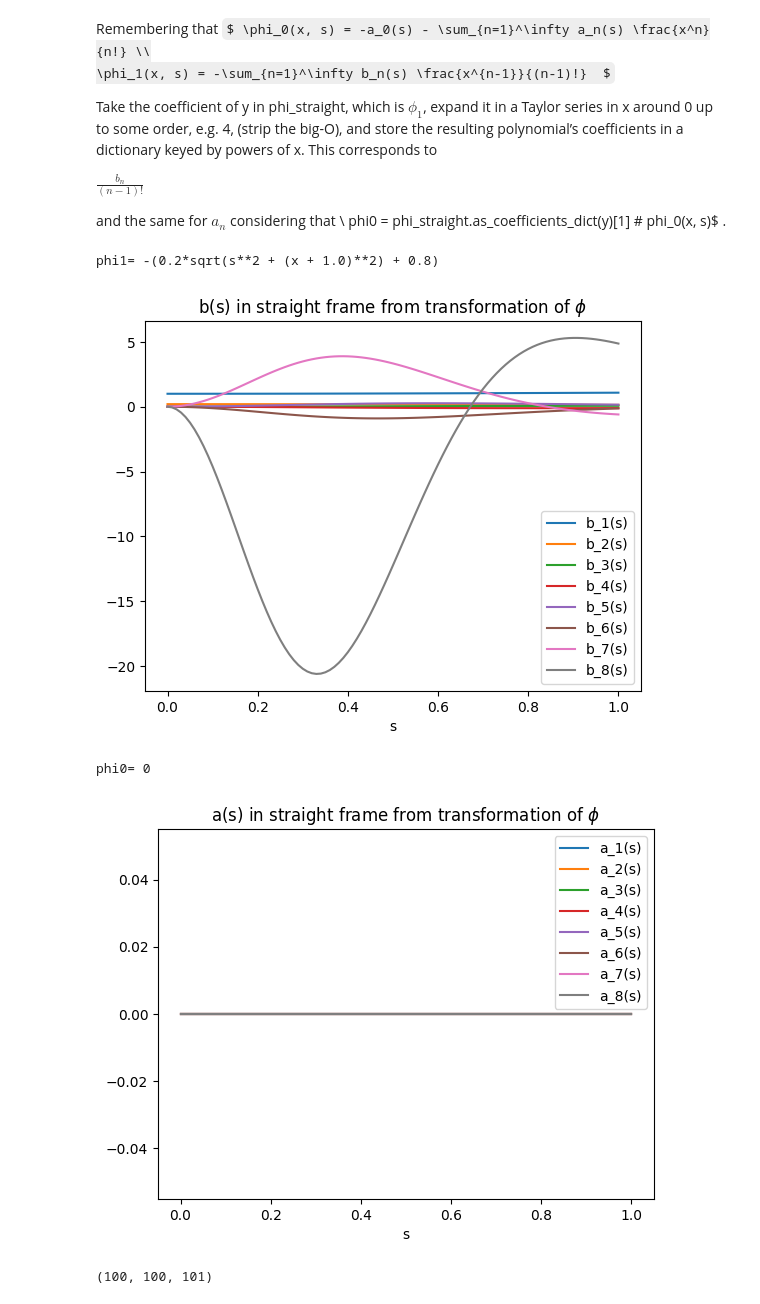
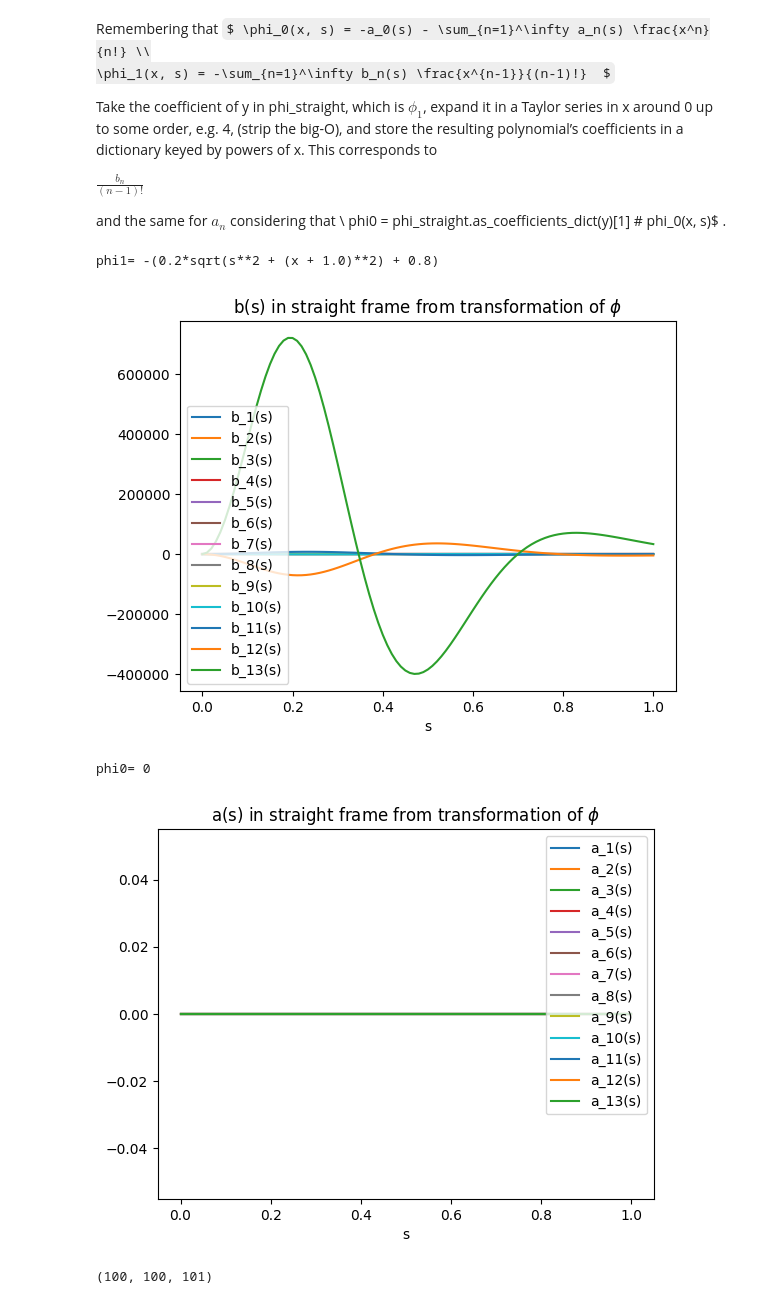
Before and after one commit to marcoliniF/bpmeth, a Jupyter notebook: preliminaryTrials/6.1track_framecomparisonnb.ipynb, the cells around one changed output. Drawn from its saved outputs; the diff is of its cells as text; code cells hidden in the pictures; some formulas as TeX source.

```diff
--- a/preliminaryTrials/6.1track_framecomparisonnb.ipynb
+++ b/preliminaryTrials/6.1track_framecomparisonnb.ipynb
@@ -88,7 +88,7 @@ Take the coefficient of y in phi_straight, which is $\phi_1$, expand it in a Tay
 phi0 = phi_straight.as_coefficients_dict(y)[1]   # phi_0(x, s)$
 .
 # %%
-maxordx=7
+maxordx=12
 ns=101
 phi1=phi_straight.as_coefficients_dict(y)[y]
 print("phi1=",phi1)
@@ -154,36 +154,36 @@ if phi0 != 0:
     phi0_series = phi0.series(x, 0, maxordx+1).removeO()
     dct_a = phi0_series.as_coefficients_dict(x)
 
     items_a = sorted(dct_a.items(), key=lambda kv: sp.degree(kv[0], x))
 
     for k, (xx, vv) in enumerate(items_a):
         if k == 0:
             a_k = -vv                    # a_0(s)
             label = "a_1(s)"
         else:
             a_k = -vv * sp.factorial(k)  # a_k(s)
             label = f"a_{k+1}(s)"
 
         a_fun = sp.lambdify(s, a_k, 'numpy')
         a_vals[k, :] = a_fun(ss)
 
         plt.plot(ss, a_vals[k, :], label=label)
 else:
     # 3. phi0 == 0: everything is zero; optionally still plot flat lines
     for k in range(maxordx+1):
         label = f"a_{k+1}(s)"
         # a_vals is already zero
         plt.plot(ss, a_vals[k, :], label=label)
 
 plt.legend()
 plt.title("a(s) in straight frame from transformation of $\phi$")
 plt.xlabel("s")
 plt.show()
 # %% [output]
 phi1= -(0.2*sqrt(s**2 + (x + 1.0)**2) + 0.8)
-[figure, old version]
+[figure, new version]
 phi0= 0
-[figure, old version]
+[figure, new version]
 # %%
 # evaluate fields on cartesian grid
 xstraightarray = np.linspace(-1, 1, 100)
```
Also changed, not shown: parts of 15 cells of this notebook.
